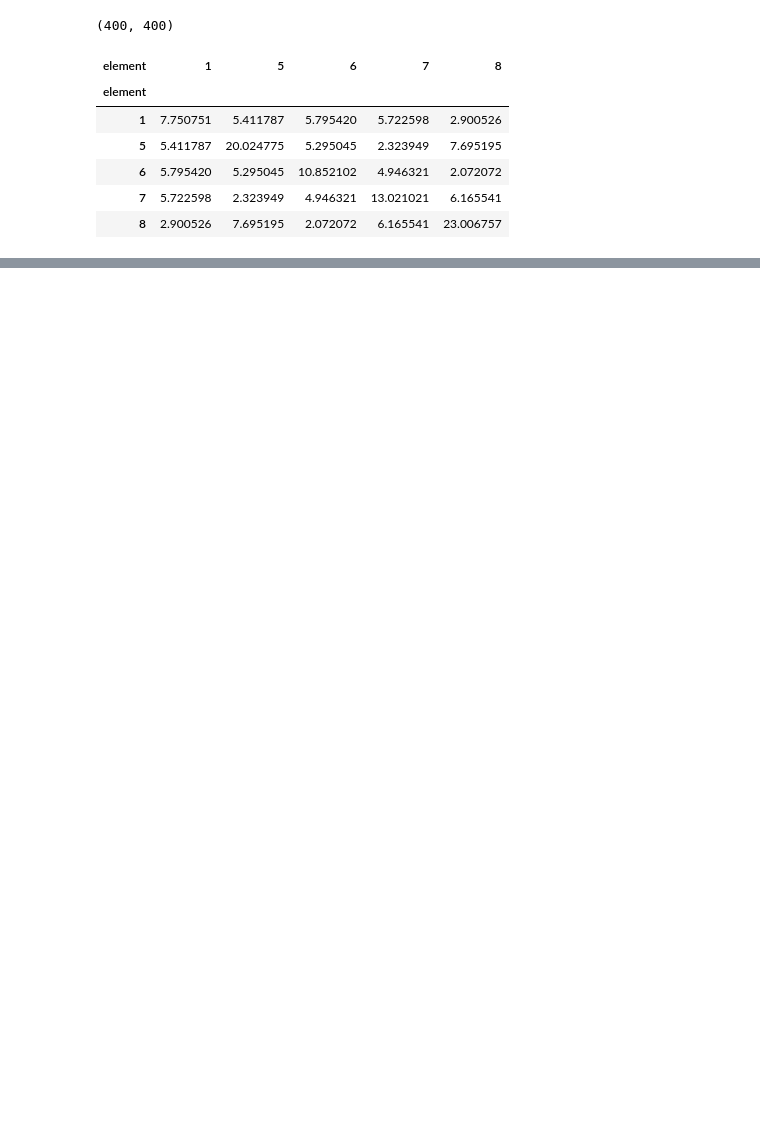
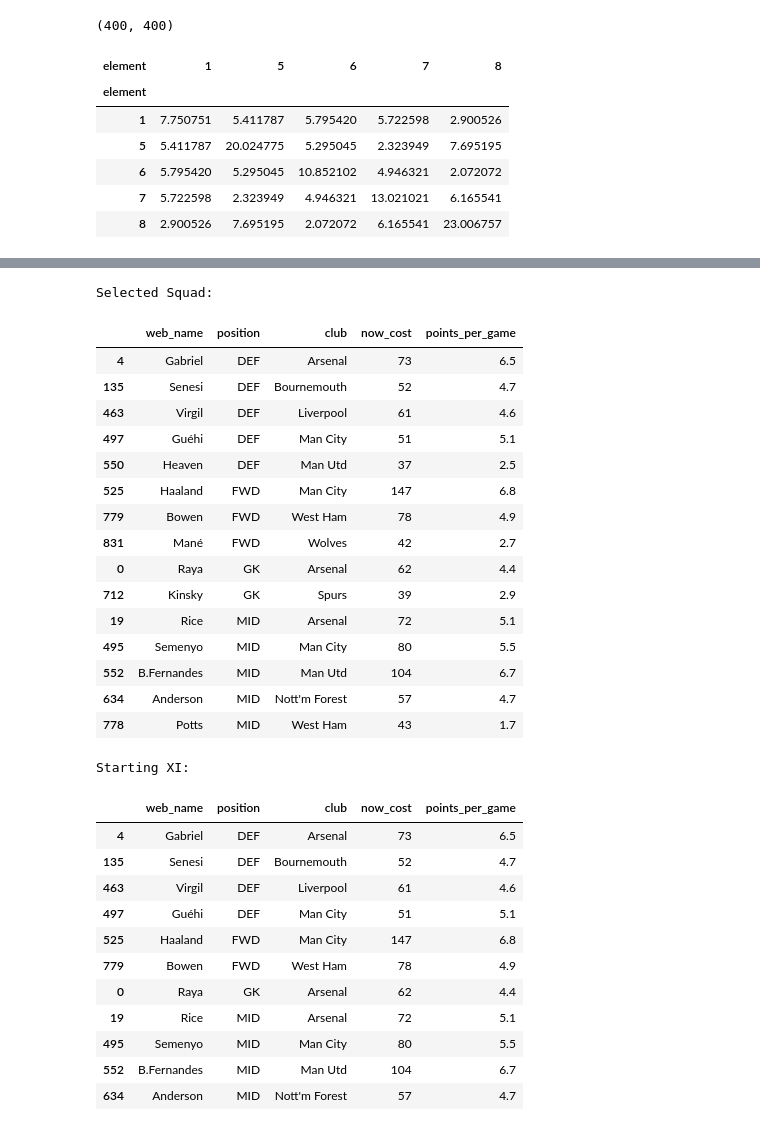
Before and after one commit to myuran-t/fpl-optimisation, a Jupyter notebook: fpl_optimization.ipynb, the cells around one changed output, grey strips where cells are left out. Drawn from its saved outputs; the diff is of its cells as text; code cells hidden in the pictures; blank space fills up the shorter version.

```diff
--- a/fpl_optimization.ipynb
+++ b/fpl_optimization.ipynb
@@ -851,0 +990,12 @@ cov_matrix.iloc[:5, :5]
+# %%
+prob.solve() # passes model to CBC solver that searches for a feasible solution
+print(f"Status: {LpStatus[prob.status]}") # Optimal means CBC has found an optimal solution
+
+selected_squad_ids = [i for i in active_players['id'] if value(x[i]) == 1]
+selected_xi_ids = [i for i in active_players['id'] if value(y[i]) == 1]
+
+mv_squad = active_players[active_players['id'].isin(selected_squad_ids)]
+mv_xi = active_players[active_players['id'].isin(selected_xi_ids)]
+
+print(f"Squad size: {len(mv_squad)}, XI size: {len(mv_xi)}")
+print(f"Squad cost: £{mv_squad['now_cost'].sum()/10:.1f}m")
@@ -851,0 +1010,37 @@ cov_matrix.iloc[:5, :5]
+# %%
+print(f"\nSelected Squad:")
+display(mv_squad[['web_name', 'position', 'club', 'now_cost', 'points_per_game']].sort_values(['position']))
+
+print(f"\nStarting XI:")
+display(mv_xi[['web_name', 'position', 'club', 'now_cost', 'points_per_game']].sort_values(['position']))
+# %% [output]
+Selected Squad:
+|  | web_name | position | club | now_cost | points_per_game |
+| 4 | Gabriel | DEF | Arsenal | 73 | 6.5 |
+| 135 | Senesi | DEF | Bournemouth | 52 | 4.7 |
+| 463 | Virgil | DEF | Liverpool | 61 | 4.6 |
+| 497 | Guéhi | DEF | Man City | 51 | 5.1 |
+| 550 | Heaven | DEF | Man Utd | 37 | 2.5 |
+| 525 | Haaland | FWD | Man City | 147 | 6.8 |
+| 779 | Bowen | FWD | West Ham | 78 | 4.9 |
+| 831 | Mané | FWD | Wolves | 42 | 2.7 |
+| 0 | Raya | GK | Arsenal | 62 | 4.4 |
+| 712 | Kinsky | GK | Spurs | 39 | 2.9 |
+| 19 | Rice | MID | Arsenal | 72 | 5.1 |
+| 495 | Semenyo | MID | Man City | 80 | 5.5 |
+| 552 | B.Fernandes | MID | Man Utd | 104 | 6.7 |
+| 634 | Anderson | MID | Nott'm Forest | 57 | 4.7 |
+| 778 | Potts | MID | West Ham | 43 | 1.7 |
+Starting XI:
+|  | web_name | position | club | now_cost | points_per_game |
+| 4 | Gabriel | DEF | Arsenal | 73 | 6.5 |
+| 135 | Senesi | DEF | Bournemouth | 52 | 4.7 |
+| 463 | Virgil | DEF | Liverpool | 61 | 4.6 |
+| 497 | Guéhi | DEF | Man City | 51 | 5.1 |
+| 525 | Haaland | FWD | Man City | 147 | 6.8 |
+| 779 | Bowen | FWD | West Ham | 78 | 4.9 |
+| 0 | Raya | GK | Arsenal | 62 | 4.4 |
+| 19 | Rice | MID | Arsenal | 72 | 5.1 |
+| 495 | Semenyo | MID | Man City | 80 | 5.5 |
+| 552 | B.Fernandes | MID | Man Utd | 104 | 6.7 |
+| 634 | Anderson | MID | Nott'm Forest | 57 | 4.7 |
```
Also changed, not shown: parts of 29 cells of this notebook.
